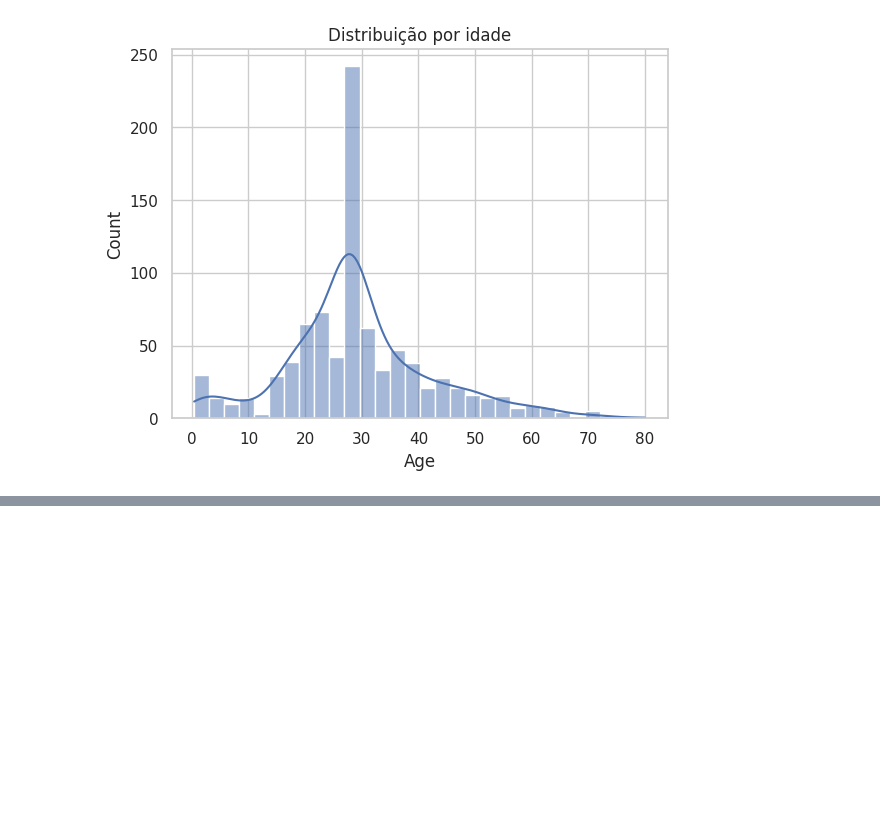
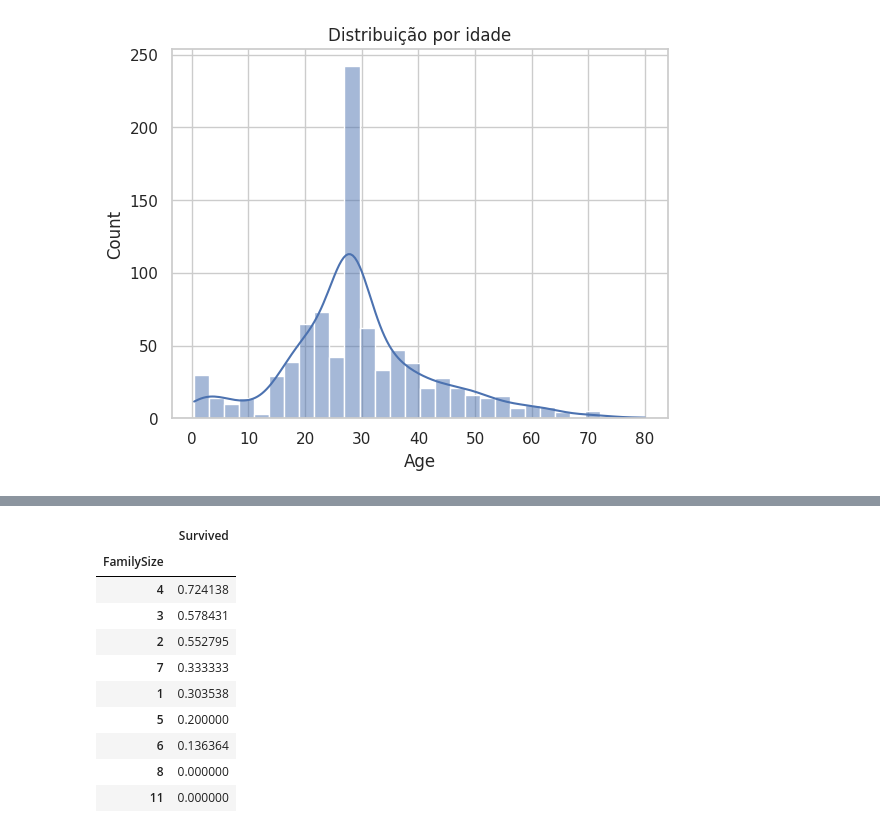
Before and after one commit to Gans-99/Jornada-Dados, a Jupyter notebook: Meu_Primeiro_Projeto_Dados.ipynb, the cells around one changed output, grey strips where cells are left out. Saved outputs shown, nothing was run; the diff lists cells and outputs as text; code cells hidden in the pictures; blank space fills up the shorter version.

```diff
--- a/Meu_Primeiro_Projeto_Dados.ipynb
+++ b/Meu_Primeiro_Projeto_Dados.ipynb
@@ -98,0 +111,18 @@ plt.show()
+# %%
+# Somando os parentes + 1 (a própria pessoa)
+df['FamilySize'] = df['SibSp'] + df['Parch'] + 1
+
+# Média de sobrevivência por família
+df[['FamilySize', 'Survived']].groupby('FamilySize').mean().sort_values(by='Survived', ascending=False)
+# %% [output]
+|  | Survived |
+| FamilySize |  |
+| 4 | 0.724138 |
+| 3 | 0.578431 |
+| 2 | 0.552795 |
+| 7 | 0.333333 |
+| 1 | 0.303538 |
+| 5 | 0.200000 |
+| 6 | 0.136364 |
+| 8 | 0.000000 |
+| 11 | 0.000000 |
```
Also changed, not shown: parts of 4 cells of this notebook.
